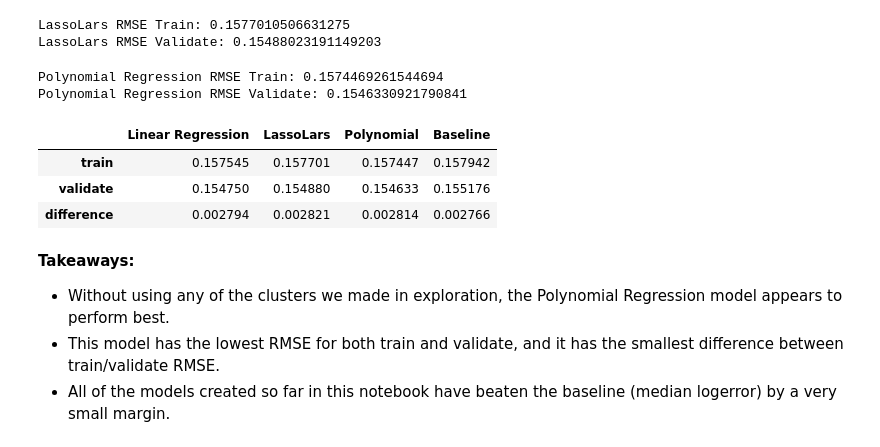
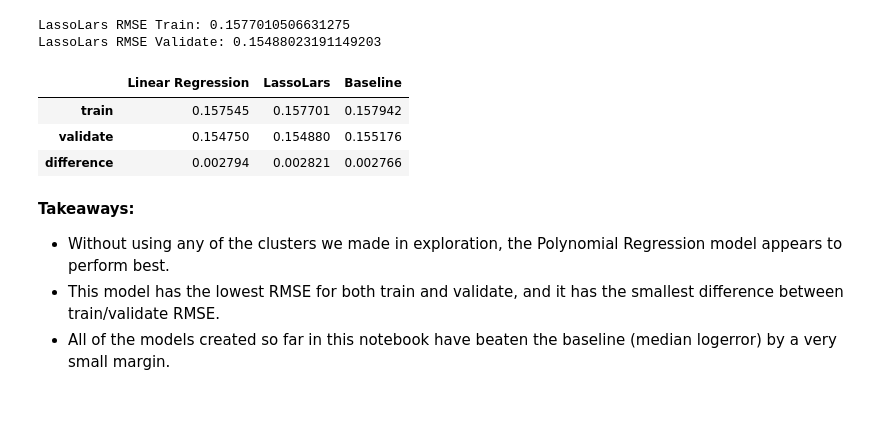
Before and after one commit to jones-stewart/zillow-clustering-project, a Jupyter notebook: 03_model_stewart.ipynb, the cells around one changed output. Drawn from its saved outputs; the diff is of its cells as text; code cells hidden in the pictures; blank space fills up the shorter version.

```diff
--- a/03_model_stewart.ipynb
+++ b/03_model_stewart.ipynb
@@ -60,7 +60,7 @@ baseline
 0.0059316654231650005
 # %%
 # split data into x and y
-scaled_cols = ['tax_value_scaled', 'age_scaled', 'sq_ft_scaled']
+scaled_cols = ['tax_value', 'age', 'sq_ft']
 
 x_train = train[scaled_cols]
 y_train = train.logerror
@@ -134,49 +134,18 @@ print(f'LassoLars RMSE Validate: {rmse_validate_ll}')
 # %% [output]
 LassoLars RMSE Train: 0.1577010506631275
 LassoLars RMSE Validate: 0.15488023191149203
-# %%
-# run polynomial without clusters
-from sklearn.preprocessing import PolynomialFeatures
-
-# create polynomial features object
-poly_feat = PolynomialFeatures()
-# fit/transform object on train
-x_train_poly = poly_feat.fit_transform(x_train)
-# transform on validate and test
-x_validate_poly = poly_feat.transform(x_validate)
-
-# create model object
-plm = LinearRegression(normalize=True)
-# fit model to train
-plm.fit(x_train_poly, y_train.logerror)
-# make predictions on train
-y_train['poly_pred'] = plm.predict(x_train_poly)
-# evaluate model on train
-rmse_train_poly = mean_squared_error(y_train.logerror, y_train.poly_pred)**0.5
-# validate predictions
-y_validate['poly_pred'] = plm.predict(x_validate_poly)
-# evaluate model on validate
-rmse_validate_poly = mean_squared_error(y_validate.logerror, y_validate.poly_pred)**0.5
-
-# print results
-print(f'Polynomial Regression RMSE Train: {rmse_train_poly}')
-print(f'Polynomial Regression RMSE Validate: {rmse_validate_poly}')
-# %% [output]
-Polynomial Regression RMSE Train: 0.1574469261544694
-Polynomial Regression RMSE Validate: 0.1546330921790841
 # %%
 # view results as dataframe
 rmse = pd.DataFrame({'Linear Regression':[rmse_train_ols, rmse_validate_ols, (rmse_train_ols-rmse_validate_ols)],
                     'LassoLars':[rmse_train_ll, rmse_validate_ll, (rmse_train_ll-rmse_validate_ll)],
-                    'Polynomial':[rmse_train_poly, rmse_validate_poly, (rmse_train_poly-rmse_validate_poly)],
                     'Baseline':[rmse_train, rmse_validate, (rmse_train-rmse_validate)]},
                     index=['train', 'validate', 'difference'])
 rmse
 # %% [output]
-|  | Linear Regression | LassoLars | Polynomial | Baseline |
-| train | 0.157545 | 0.157701 | 0.157447 | 0.157942 |
-| validate | 0.154750 | 0.154880 | 0.154633 | 0.155176 |
-| difference | 0.002794 | 0.002821 | 0.002814 | 0.002766 |
+|  | Linear Regression | LassoLars | Baseline |
+| train | 0.157545 | 0.157701 | 0.157942 |
+| validate | 0.154750 | 0.154880 | 0.155176 |
+| difference | 0.002794 | 0.002821 | 0.002766 |
 # %% [markdown]
 **Takeaways:**
 - Without using any of the clusters we made in exploration, the Polynomial Regression model appears to perform best.
```
Also changed, not shown: parts of 20 cells of this notebook.
